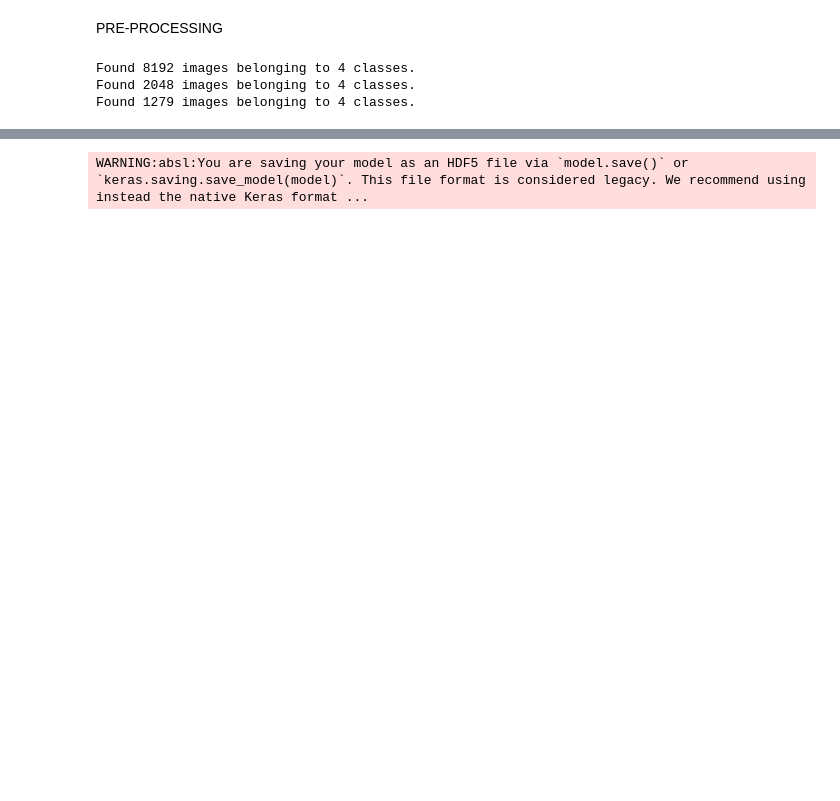
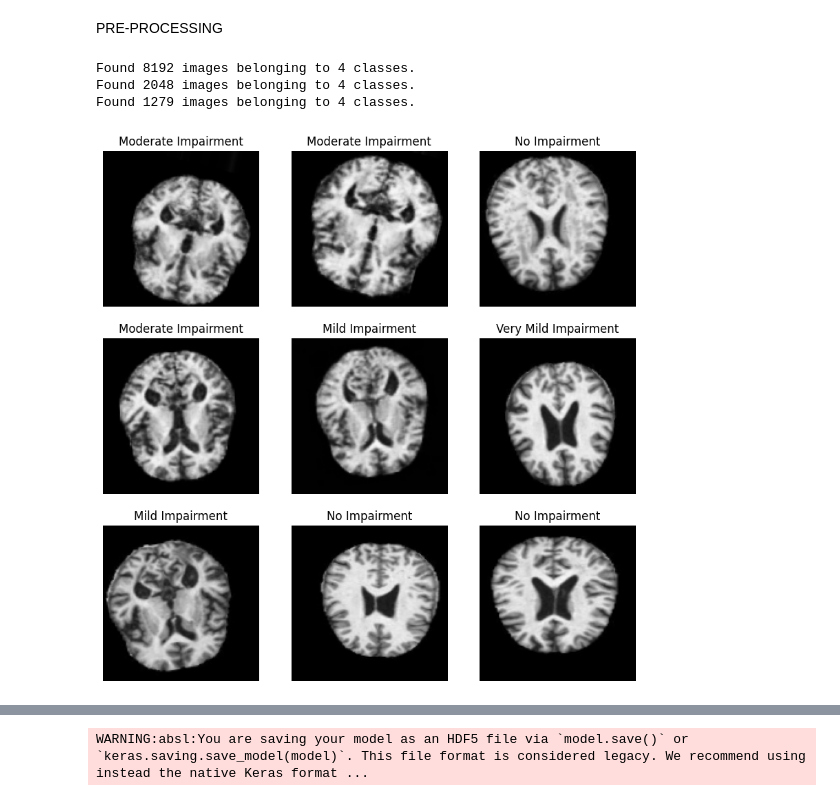
Before and after one commit to khushboo0824/cognitive-assessment-, a Jupyter notebook: cognitive.ipynb, the cells around one changed output, grey strips where cells are left out. Drawn from its saved outputs; the diff is of its cells as text; code cells hidden in the pictures; blank space fills up the shorter version.

```diff
--- a/cognitive.ipynb
+++ b/cognitive.ipynb
@@ -93,6 +90,22 @@ test_generator = test_datagen.flow_from_directory(
 Found 8192 images belonging to 4 classes.
 Found 2048 images belonging to 4 classes.
 Found 1279 images belonging to 4 classes.
+# %%
+plt.figure(figsize=(10, 10))
+images, labels = next(train_generator)  # Get a batch of images and labels
+for i in range(min(9, len(images))):  # Ensure we don't exceed the batch size
+    ax = plt.subplot(3, 3, i + 1)
+    img = images[i]
+    if np.max(img) <= 1.0:
+        img = (img * 255).astype("uint8")
+    plt.imshow(img.astype("uint8"))
+    label_index = np.argmax(labels[i])
+    class_label = class_names[label_index]
+    plt.title(class_label)
+    plt.axis("off")
+plt.show()
+# %% [output]
+[figure, added]
 # %%
 model = models.Sequential([
     layers.Conv2D(32, (3, 3), activation='relu', input_shape=(IMG_SIZE, IMG_SIZE, 3)),
```
Also changed, not shown: parts of 8 cells of this notebook.
